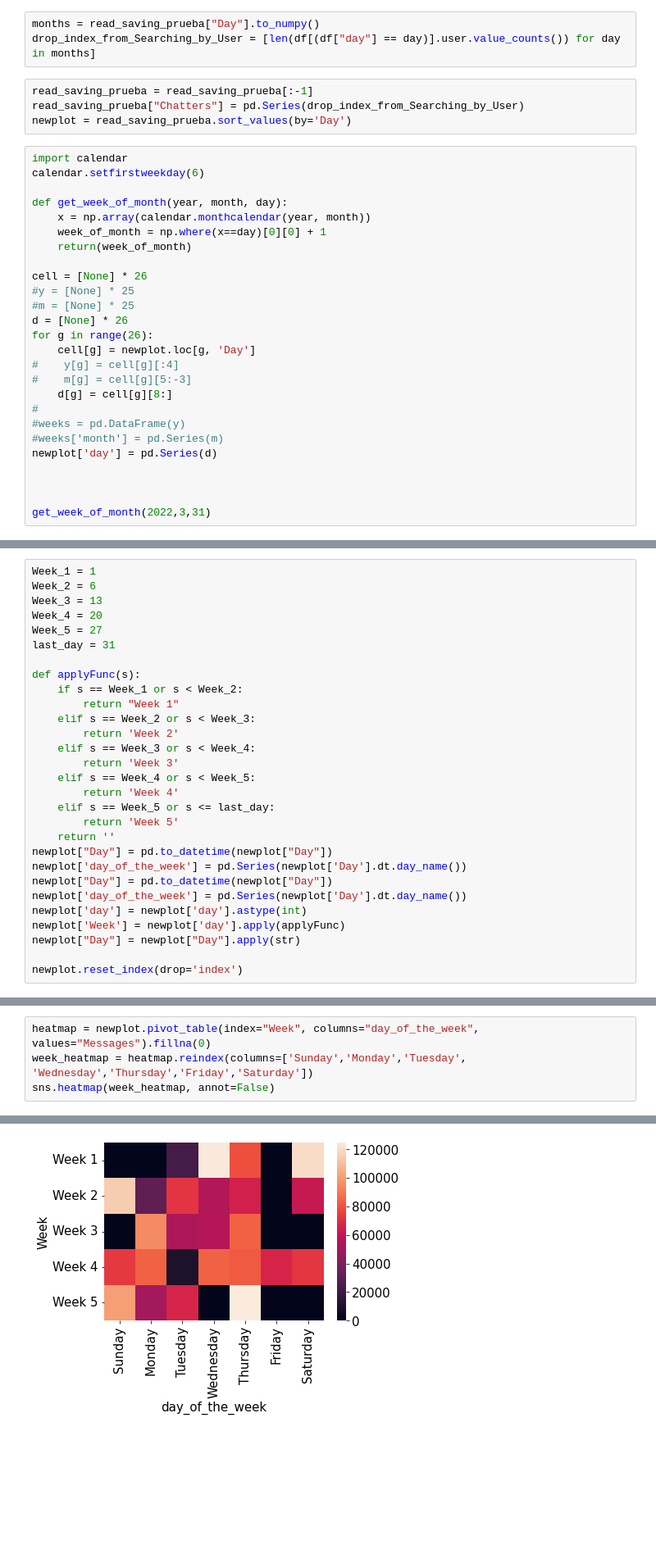
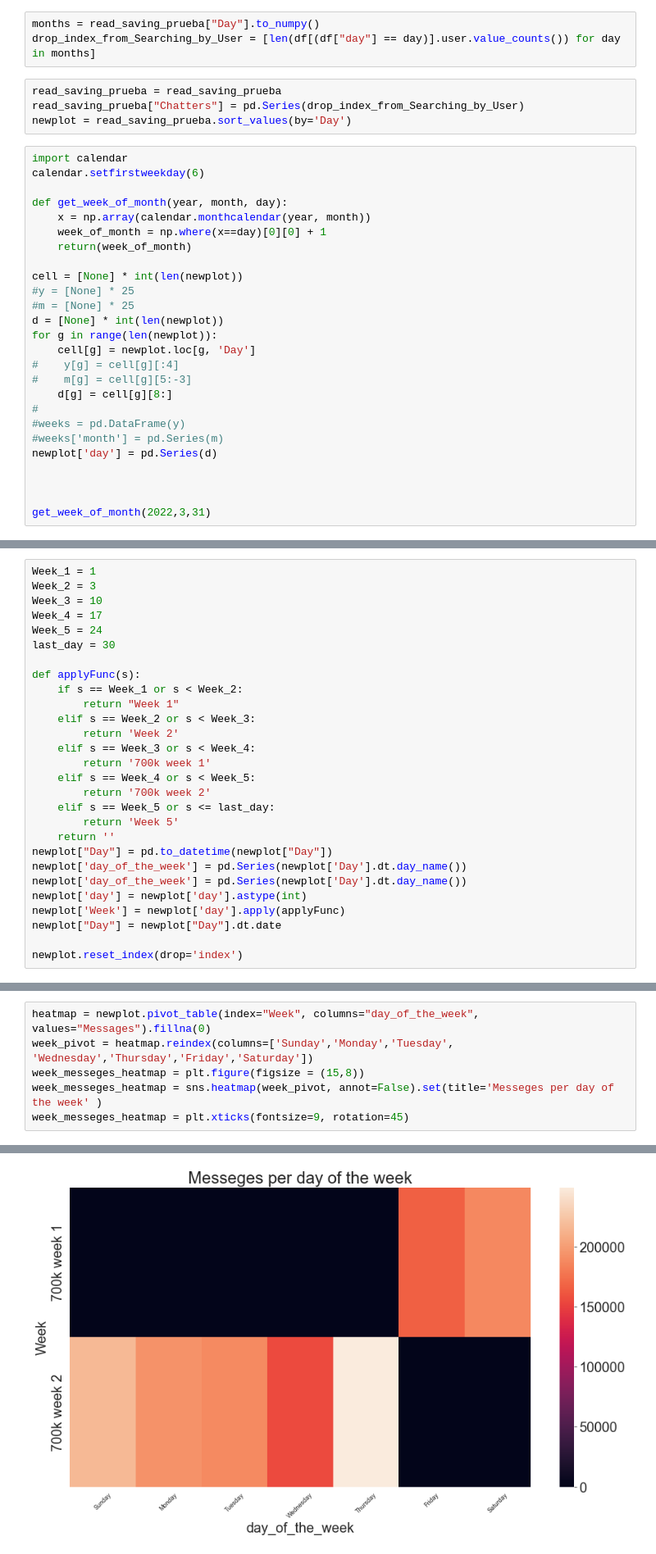
Before and after one commit to quassidi/-Monthly_YYJ_Report, a Jupyter notebook: monthly_jinnytty_analytics.ipynb, the cells around one changed output, grey strips where cells are left out. Shown: that part at 82% size. Cells and saved outputs as stored; diff of their text form; blank space fills up the shorter version.

```diff
--- a/monthly_jinnytty_analytics.ipynb
+++ b/monthly_jinnytty_analytics.ipynb
@@ -210,7 +218,7 @@ read_saving_prueba = pd.read_csv("prueba.txt", delimiter=' ', encoding='utf8', h
 months = read_saving_prueba["Day"].to_numpy()
 drop_index_from_Searching_by_User = [len(df[(df["day"] == day)].user.value_counts()) for day in months]
 # %%
-read_saving_prueba = read_saving_prueba[:-1]
+read_saving_prueba = read_saving_prueba
 read_saving_prueba["Chatters"] = pd.Series(drop_index_from_Searching_by_User)
 newplot = read_saving_prueba.sort_values(by='Day')
 # %%
@@ -222,11 +230,11 @@ def get_week_of_month(year, month, day):
     week_of_month = np.where(x==day)[0][0] + 1
     return(week_of_month)
 
-cell = [None] * 26
+cell = [None] * int(len(newplot))
 #y = [None] * 25
 #m = [None] * 25
-d = [None] * 26
-for g in range(26):
+d = [None] * int(len(newplot))
+for g in range(len(newplot)):
     cell[g] = newplot.loc[g, 'Day']
 #    y[g] = cell[g][:4]
 #    m[g] = cell[g][5:-3]
@@ -244,10 +252,10 @@ KeyError: 5
 # %%
 Week_1 = 1
-Week_2 = 6
-Week_3 = 13
-Week_4 = 20
-Week_5 = 27
-last_day = 31
+Week_2 = 3
+Week_3 = 10
+Week_4 = 17
+Week_5 = 24
+last_day = 30
 
 def applyFunc(s):
     if s == Week_1 or s < Week_2:
@@ -255,19 +263,18 @@ def applyFunc(s):
     elif s == Week_2 or s < Week_3:
         return 'Week 2'
     elif s == Week_3 or s < Week_4:
-        return 'Week 3'
+        return '700k week 1'
     elif s == Week_4 or s < Week_5:
-        return 'Week 4'
+        return '700k week 2'
     elif s == Week_5 or s <= last_day:
         return 'Week 5'
     return ''
 newplot["Day"] = pd.to_datetime(newplot["Day"])
 newplot['day_of_the_week'] = pd.Series(newplot['Day'].dt.day_name())
-newplot["Day"] = pd.to_datetime(newplot["Day"])
 newplot['day_of_the_week'] = pd.Series(newplot['Day'].dt.day_name())
 newplot['day'] = newplot['day'].astype(int)
 newplot['Week'] = newplot['day'].apply(applyFunc)
-newplot["Day"] = newplot["Day"].apply(str)
+newplot["Day"] = newplot["Day"].dt.date
 
 newplot.reset_index(drop='index')
 # %% [output]
@@ -291,5 +289,7 @@ newplot.reset_index(drop='index')
 # %%
 heatmap = newplot.pivot_table(index="Week", columns="day_of_the_week", values="Messages").fillna(0)
-week_heatmap = heatmap.reindex(columns=['Sunday','Monday','Tuesday', 'Wednesday','Thursday','Friday','Saturday'])
-sns.heatmap(week_heatmap, annot=False)
+week_pivot = heatmap.reindex(columns=['Sunday','Monday','Tuesday', 'Wednesday','Thursday','Friday','Saturday'])
+week_messeges_heatmap = plt.figure(figsize = (15,8))
+week_messeges_heatmap = sns.heatmap(week_pivot, annot=False).set(title='Messeges per day of the week' )
+week_messeges_heatmap = plt.xticks(fontsize=9, rotation=45)
 # %% [output]
@@ -297,4 +296,4 @@ sns.heatmap(week_heatmap, annot=False)
-[figure, old version]
+[figure, new version]
 # %%
 chatters_heatmap = newplot.pivot_table(index="Week", columns="day_of_the_week", values="Chatters").fillna(0)
 chatters_heatmap = chatters_heatmap.reindex(columns=['Sunday','Monday','Tuesday', 'Wednesday','Thursday','Friday','Saturday'])
```
Also changed, not shown: parts of 14 cells of this notebook.
